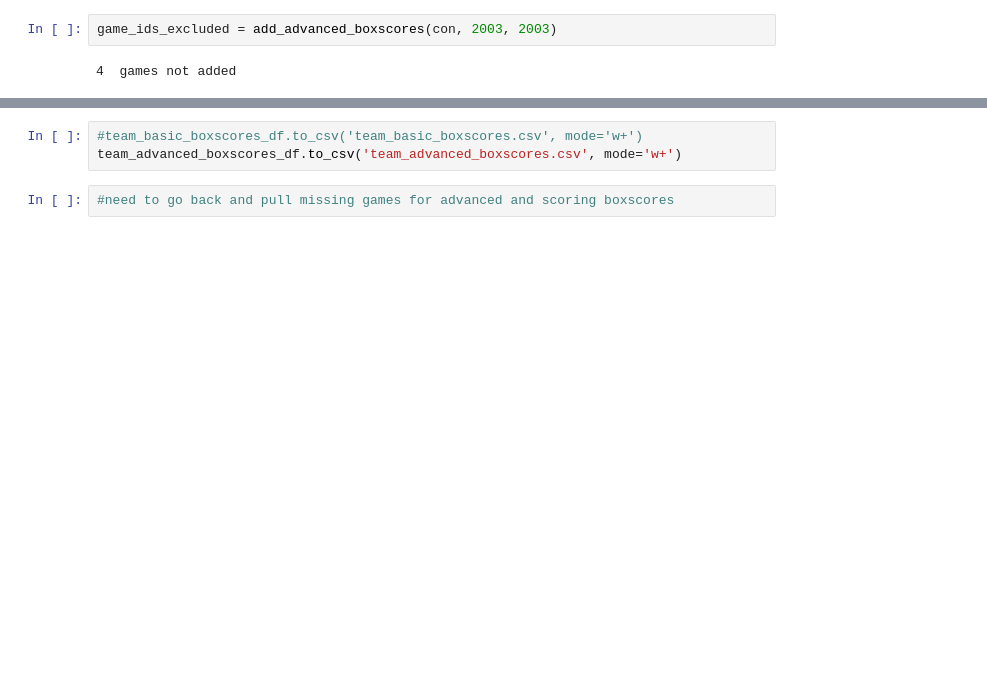
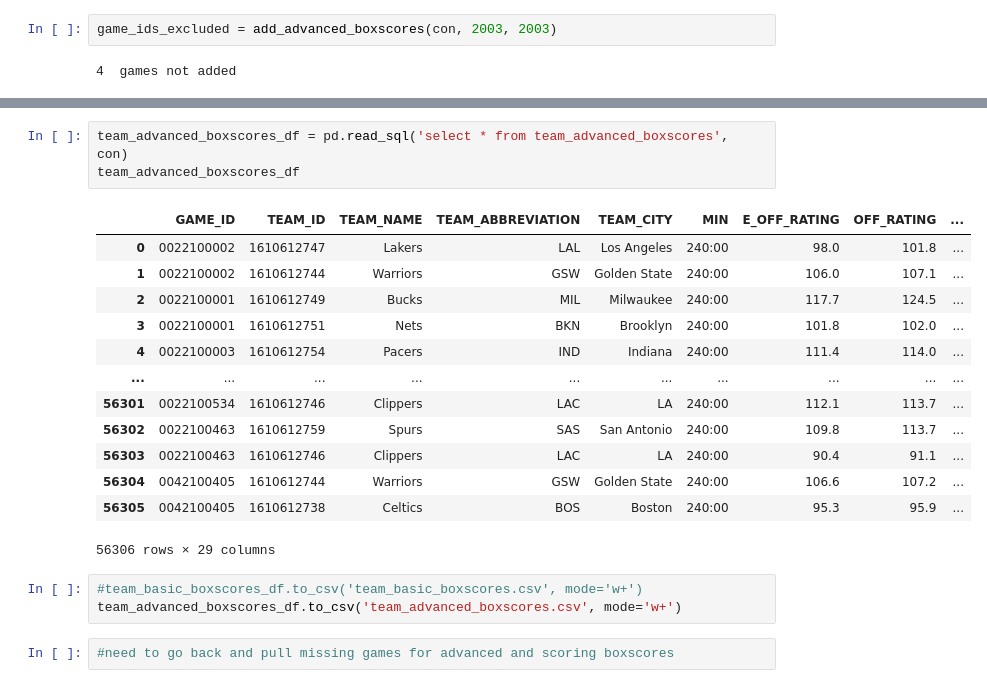
Before and after one commit to jnshzk/nba_beating_the_spread, a Jupyter notebook: nba_data_collection.ipynb, the cells around one changed output, grey strips where cells are left out. Saved outputs shown, nothing was run; the diff lists cells and outputs as text; blank space fills up the shorter version.

```diff
--- a/nba_data_collection.ipynb
+++ b/nba_data_collection.ipynb
@@ -416,3 +489,20 @@ team_advanced_boxscores_df.head()
+# %%
+team_advanced_boxscores_df = pd.read_sql('select * from team_advanced_boxscores', con)
+team_advanced_boxscores_df
+# %% [output]
+|  | GAME_ID | TEAM_ID | TEAM_NAME | TEAM_ABBREVIATION | TEAM_CITY | MIN | E_OFF_RATING | OFF_RATING | ... |
+| 0 | 0022100002 | 1610612747 | Lakers | LAL | Los Angeles | 240:00 | 98.0 | 101.8 | ... |
+| 1 | 0022100002 | 1610612744 | Warriors | GSW | Golden State | 240:00 | 106.0 | 107.1 | ... |
+| 2 | 0022100001 | 1610612749 | Bucks | MIL | Milwaukee | 240:00 | 117.7 | 124.5 | ... |
+| 3 | 0022100001 | 1610612751 | Nets | BKN | Brooklyn | 240:00 | 101.8 | 102.0 | ... |
+| 4 | 0022100003 | 1610612754 | Pacers | IND | Indiana | 240:00 | 111.4 | 114.0 | ... |
+| ... | ... | ... | ... | ... | ... | ... | ... | ... | ... |
+| 56301 | 0022100534 | 1610612746 | Clippers | LAC | LA | 240:00 | 112.1 | 113.7 | ... |
+| 56302 | 0022100463 | 1610612759 | Spurs | SAS | San Antonio | 240:00 | 109.8 | 113.7 | ... |
+| 56303 | 0022100463 | 1610612746 | Clippers | LAC | LA | 240:00 | 90.4 | 91.1 | ... |
+| 56304 | 0042100405 | 1610612744 | Warriors | GSW | Golden State | 240:00 | 106.6 | 107.2 | ... |
+| 56305 | 0042100405 | 1610612738 | Celtics | BOS | Boston | 240:00 | 95.3 | 95.9 | ... |
+56306 rows × 29 columns
 # %%
 #team_basic_boxscores_df.to_csv('team_basic_boxscores.csv', mode='w+')
 team_advanced_boxscores_df.to_csv('team_advanced_boxscores.csv', mode='w+')
```
Also changed, not shown: parts of 17 cells of this notebook, 1 other file.
